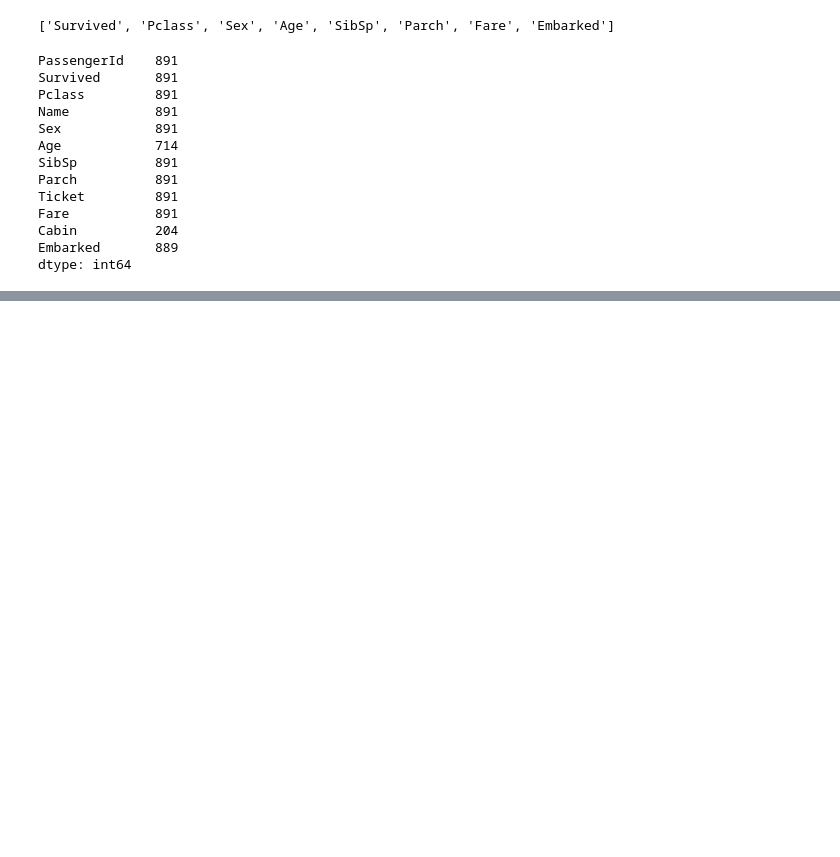
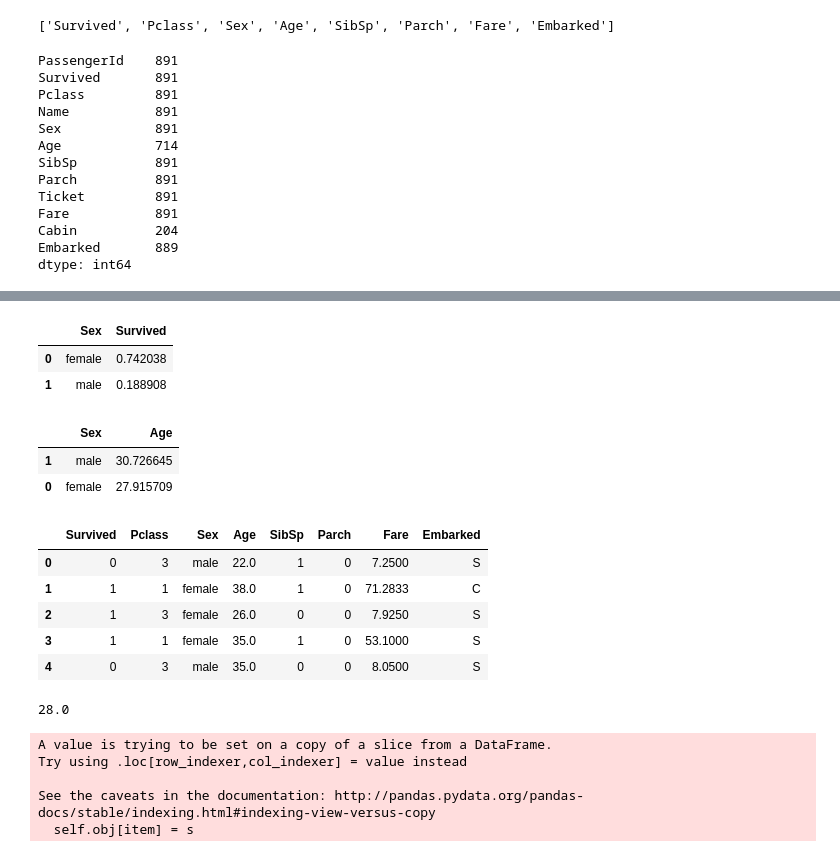
Before and after one commit to michelhleite/MachineLearningSamples, a Jupyter notebook: Titanic/Titanic.ipynb, the cells around one changed output, grey strips where cells are left out. Saved outputs shown, nothing was run; the diff lists cells and outputs as text; code cells hidden in the pictures; blank space fills up the shorter version.

```diff
--- a/Titanic/Titanic.ipynb
+++ b/Titanic/Titanic.ipynb
@@ -108,25 +134,3 @@ train_df['Survived'].count()
-# %%
-while i < train_df['Survived'].count():
-    if train_df['Age'][i] > 0 and train_df['Age'][i] < 11:
-        train_df['Age_Group'] = 0
-    if train_df['Age'][i] > 10 and train_df['Age'][i] < 21:
-        train_df['Age_Group'] = 1
-    if train_df['Age'][i] > 20 and train_df['Age'][i] < 31:
-        train_df['Age_Group'] = 2
-    if train_df['Age'][i] > 30 and train_df['Age'][i] < 41:
-        train_df['Age_Group'] = 3
-    if train_df['Age'][i] > 40 and train_df['Age'][i] < 51:
-        train_df['Age_Group'] = 4
-    if train_df['Age'][i] > 50 and train_df['Age'][i] < 61:
-        train_df['Age_Group'] = 5
-    if train_df['Age'][i] > 60 and train_df['Age'][i] < 71:
-        train_df['Age_Group'] = 6
-    if train_df['Age'][i] > 70 and train_df['Age'][i] < 81:
-        train_df['Age_Group'] = 1
-    if train_df['Age'][i] > 80 and train_df['Age'][i] < 91:
-        train_df['Age_Group'] = 1
-    #print( train_df['Age'][i])
-    i = i + 1
 # %%
 features = train_df.columns.tolist()
 # %%
@@ -177 +179,16 @@ combine = [train_df, test_df]
+# %%
+train_df[['Sex','Survived']].groupby( ['Sex'] , as_index=False  ).mean().sort_values(by='Survived',ascending=False)
+# %% [output]
+|  | Sex | Survived |
+| 0 | female | 0.742038 |
+| 1 | male | 0.188908 |
+# %%
+train_df[ ["Sex","Age"]].groupby( ["Sex"] , as_index=False ).mean().sort_values(by='Age',ascending=False)
+# %% [output]
+|  | Sex | Age |
+| 1 | male | 30.726645 |
+| 0 | female | 27.915709 |
+# %%
+X_train = train_df[features]
+y_train = train_df["Survived"]
 # %%
@@ -179,2 +196,23 @@ X = pd.concat( [train_df[['Pclass' , 'Age' , 'SibSp' , 'Parch' , 'Fare' ]] ,  pd
 # %%
-X.head()
+X_train.head()
+# %% [output]
+|  | Survived | Pclass | Sex | Age | SibSp | Parch | Fare | Embarked |
+| 0 | 0 | 3 | male | 22.0 | 1 | 0 | 7.2500 | S |
+| 1 | 1 | 1 | female | 38.0 | 1 | 0 | 71.2833 | C |
+| 2 | 1 | 3 | female | 26.0 | 0 | 0 | 7.9250 | S |
+| 3 | 1 | 1 | female | 35.0 | 1 | 0 | 53.1000 | S |
+| 4 | 0 | 3 | male | 35.0 | 0 | 0 | 8.0500 | S |
+# %%
+mediana = X_train["Age"].median()
+print( mediana)
+# %% [output]
+28.0
+# %%
+X_train.loc[ X_train.Age.isnull() ,"Age"] = mediana
+X_test.loc[ X_train.Age.isnull() ,"Age"] = mediana
+# %% [output]
+A value is trying to be set on a copy of a slice from a DataFrame.
+Try using .loc[row_indexer,col_indexer] = value instead
+
+See the caveats in the documentation: http://pandas.pydata.org/pandas-docs/stable/indexing.html#indexing-view-versus-copy
+  self.obj[item] = s
```
Also changed, not shown: parts of 14 cells of this notebook.
